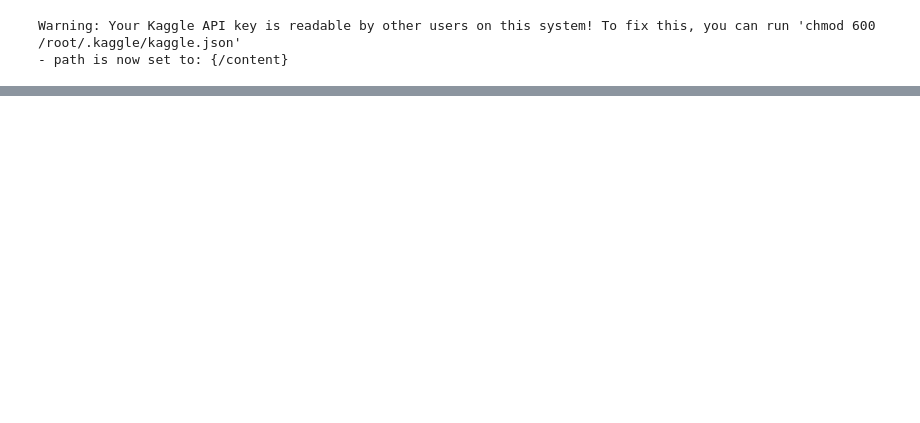
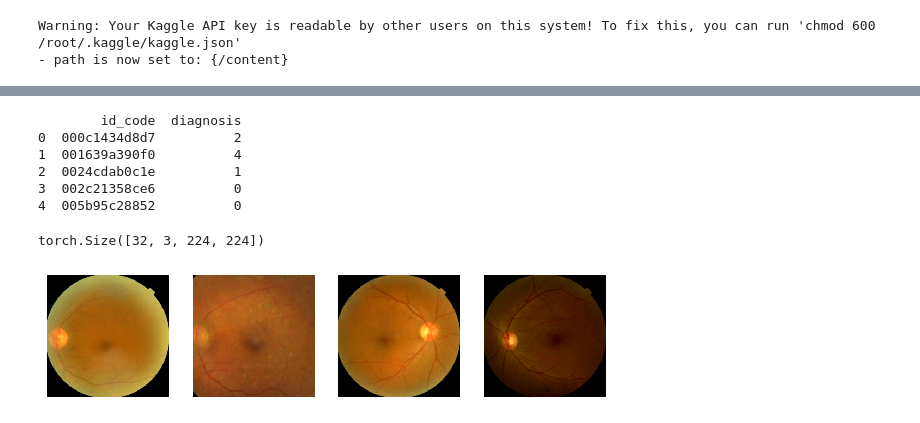
Before and after one commit to vshantam/Blindness_Detection, a Jupyter notebook: Blindness_Detection.ipynb, the cells around one changed output, grey strips where cells are left out. Drawn from its saved outputs; the diff is of its cells as text; code cells hidden in the pictures; blank space fills up the shorter version.

```diff
--- a/Blindness_Detection.ipynb
+++ b/Blindness_Detection.ipynb
@@ -65,0 +135,11 @@ Downloading train_images.zip to /content
+# %%
+import pandas as pd
+df = pd.read_csv("/content/train.csv",engine="python")
+print(df.head())
+# %% [output]
+        id_code  diagnosis
+0  000c1434d8d7          2
+1  001639a390f0          4
+2  0024cdab0c1e          1
+3  002c21358ce6          0
+4  005b95c28852          0
@@ -65,0 +158,22 @@ Downloading train_images.zip to /content
+# %%
+
+data_dir = '/content/Train_Images/'
+
+transforms = transforms.Compose([transforms.Resize(255),
+                                 transforms.CenterCrop(224),
+                                 transforms.ToTensor()])
+
+dataset =datasets.ImageFolder(data_dir,transform=transforms)
+dataloader = torch.utils.data.DataLoader(dataset, batch_size=32, shuffle=True)
+# %%
+data_iter = iter(dataloader)
+import numpy as np
+images, labels = next(data_iter)
+print(images.shape)
+fig, axes = plt.subplots(figsize=(10,4), ncols=4)
+for ii in range(4):
+    ax = axes[ii]
+    helper.imshow(images[ii], ax=ax, normalize=False)
+# %% [output]
+torch.Size([32, 3, 224, 224])
+[figure, added]
```
Also changed, not shown: parts of 16 cells of this notebook.
